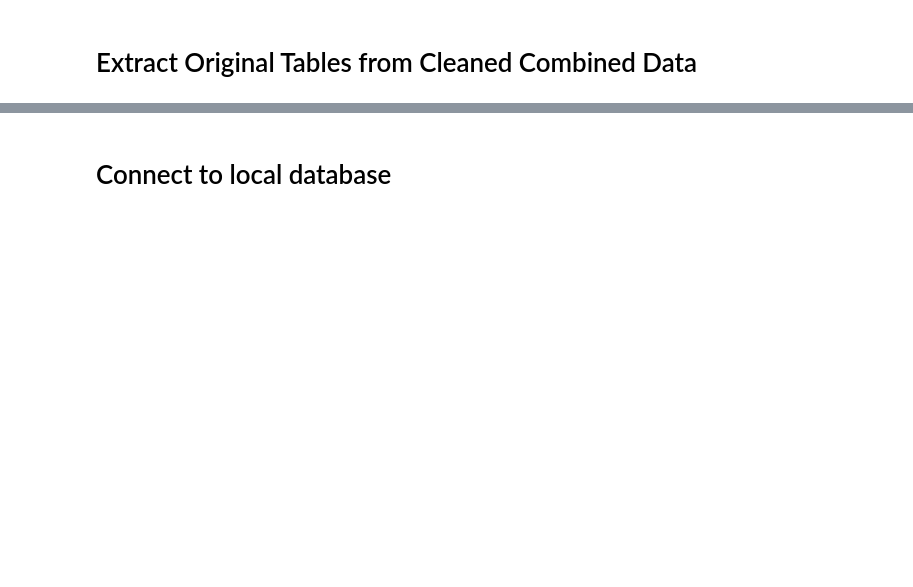
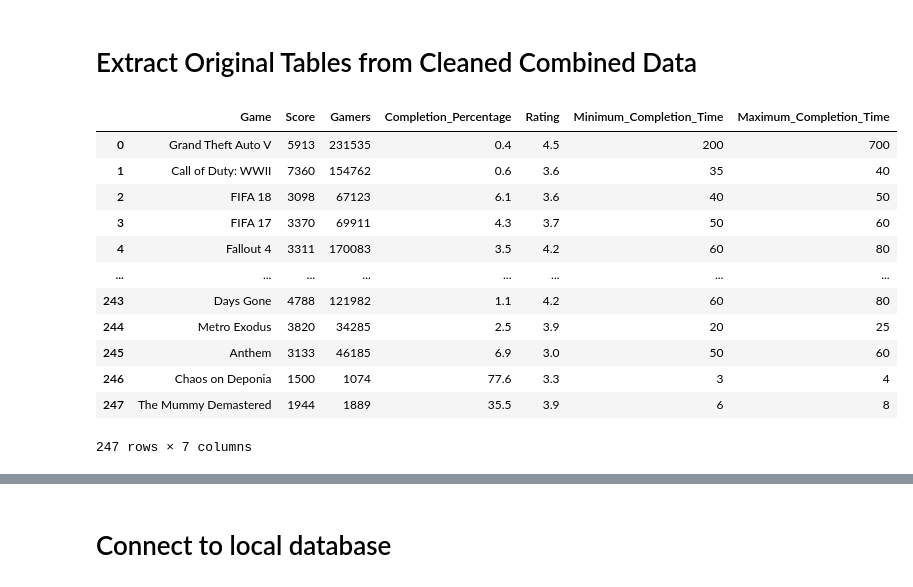
Before and after one commit to syd-cavs/ETL-project, a Jupyter notebook: data_etl.ipynb, the cells around one changed output, grey strips where cells are left out. Drawn from its saved outputs; the diff is of its cells as text; code cells hidden in the pictures; blank space fills up the shorter version.

```diff
--- a/data_etl.ipynb
+++ b/data_etl.ipynb
@@ -32,12 +32,10 @@ cleaned_games_df
 | 1583 | 428: Shibuya Scramble (EU) | 1917 | 718 | 42.6 | 4.2 | 40 | 50 |
 1584 rows × 7 columns
 # %%
-renamed_games_df = cleaned_games_df.rename(columns={"game": "Game",
-       "score": "Score", "gamers": "Gamers",
-       "comp_perc": "Completion_Percentage",
-       "rating": "Rating",
-       "min_comp_time": "Minimum_Completion_Time",
-       "max_comp_time": "Maximum_Completion_Time"})
+renamed_games_df = cleaned_games_df.rename(columns={
+       "comp_perc": "completion_percentage",
+       "min_comp_time": "minimum_completion_time",
+       "max_comp_time": "maximum_completion_time"})
 renamed_games_df
 # %% [output]
 |  | Game | Score | Gamers | Completion_Percentage | Rating | Minimum_Completion_Time | Maximum_Completion_Time |
@@ -68,7 +66,10 @@ sales_df.head()
 | 4 | FIFA 18 | 2017.0 | Sports | EA Sports | 1.27 | 8.64 | 0.15 | 1.73 | 11.80 |
 # %%
 cleaned_sales_df = sales_df[["Game", "Year", "Genre", "Publisher", "North America", "Global"]]
-renamed_sales_df = cleaned_sales_df.rename(columns={"North America": "North_America"})
+renamed_sales_df = cleaned_sales_df.rename(columns={
+    "Game": "game", "Year": "year", "Genre": "genre",
+    "Publisher": "publisher",
+    "North America": "north_america", "Global": "global"})
 renamed_sales_df
 # %% [output]
 |  | Game | Year | Genre | Publisher | North_America | Global |
@@ -104,3 +112,22 @@ new_games_df
+# %%
+new_games_df = new_combined_df[['game', 'score', 'gamers',
+                            'completion_percentage', 'rating', 'minimum_completion_time',
+                            'maximum_completion_time']]
+new_games_df
+# %% [output]
+|  | Game | Score | Gamers | Completion_Percentage | Rating | Minimum_Completion_Time | Maximum_Completion_Time |
+| 0 | Grand Theft Auto V | 5913 | 231535 | 0.4 | 4.5 | 200 | 700 |
+| 1 | Call of Duty: WWII | 7360 | 154762 | 0.6 | 3.6 | 35 | 40 |
+| 2 | FIFA 18 | 3098 | 67123 | 6.1 | 3.6 | 40 | 50 |
+| 3 | FIFA 17 | 3370 | 69911 | 4.3 | 3.7 | 50 | 60 |
+| 4 | Fallout 4 | 3311 | 170083 | 3.5 | 4.2 | 60 | 80 |
+| ... | ... | ... | ... | ... | ... | ... | ... |
+| 243 | Days Gone | 4788 | 121982 | 1.1 | 4.2 | 60 | 80 |
+| 244 | Metro Exodus | 3820 | 34285 | 2.5 | 3.9 | 20 | 25 |
+| 245 | Anthem | 3133 | 46185 | 6.9 | 3.0 | 50 | 60 |
+| 246 | Chaos on Deponia | 1500 | 1074 | 77.6 | 3.3 | 3 | 4 |
+| 247 | The Mummy Demastered | 1944 | 1889 | 35.5 | 3.9 | 6 | 8 |
+247 rows × 7 columns
 # %%
 new_games_df.to_csv("cleaned_games_data.csv", index = False)
 # %%
```
Also changed, not shown: parts of 7 cells of this notebook, 3 other files.
